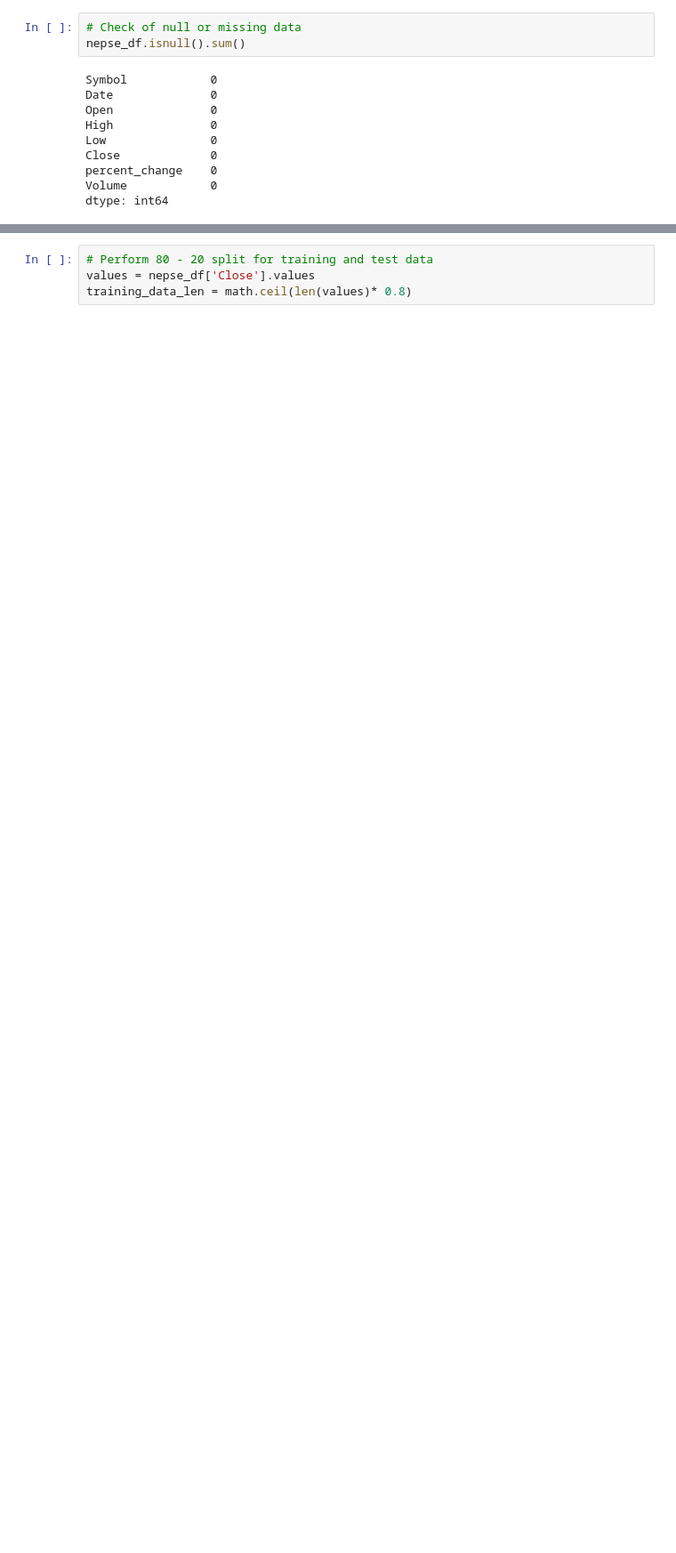
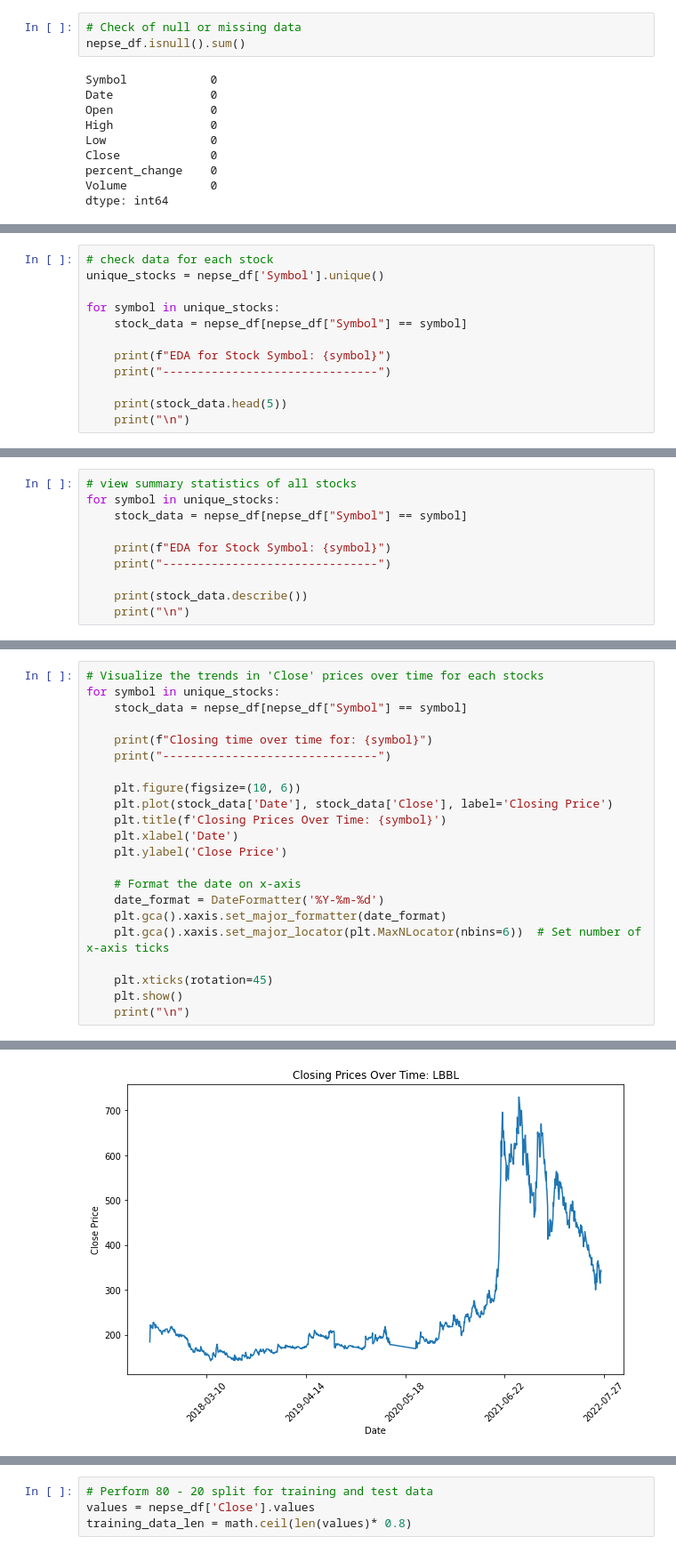
Before and after one commit to puskarkafle12/stock_market, a Jupyter notebook: stock_price_prediction_project.ipynb, the cells around one changed output, grey strips where cells are left out. Shown: that part at 89% size. Cells and saved outputs as stored; diff of their text form; blank space fills up the shorter version.

```diff
--- a/stock_price_prediction_project.ipynb
+++ b/stock_price_prediction_project.ipynb
@@ -48,0 +122,12 @@ dtype: int64
+# %%
+# check data for each stock
+unique_stocks = nepse_df['Symbol'].unique()
+
+for symbol in unique_stocks:
+    stock_data = nepse_df[nepse_df["Symbol"] == symbol]
+
+    print(f"EDA for Stock Symbol: {symbol}")
+    print("-------------------------------")
+
+    print(stock_data.head(5))
+    print("\n")
@@ -48,0 +152,10 @@ dtype: int64
+# %%
+# view summary statistics of all stocks
+for symbol in unique_stocks:
+    stock_data = nepse_df[nepse_df["Symbol"] == symbol]
+
+    print(f"EDA for Stock Symbol: {symbol}")
+    print("-------------------------------")
+
+    print(stock_data.describe())
+    print("\n")
@@ -48,0 +180,23 @@ dtype: int64
+# %%
+# Visualize the trends in 'Close' prices over time for each stocks
+for symbol in unique_stocks:
+    stock_data = nepse_df[nepse_df["Symbol"] == symbol]
+
+    print(f"Closing time over time for: {symbol}")
+    print("-------------------------------")
+
+    plt.figure(figsize=(10, 6))
+    plt.plot(stock_data['Date'], stock_data['Close'], label='Closing Price')
+    plt.title(f'Closing Prices Over Time: {symbol}')
+    plt.xlabel('Date')
+    plt.ylabel('Close Price')
+
+    # Format the date on x-axis
+    date_format = DateFormatter('%Y-%m-%d')
+    plt.gca().xaxis.set_major_formatter(date_format)
+    plt.gca().xaxis.set_major_locator(plt.MaxNLocator(nbins=6))  # Set number of x-axis ticks
+
+    plt.xticks(rotation=45)
+    plt.show()
+    print("\n")
+# %% [output]
@@ -48,0 +205 @@ dtype: int64
+[figure, added]
```
Also changed, not shown: parts of 41 cells of this notebook.
